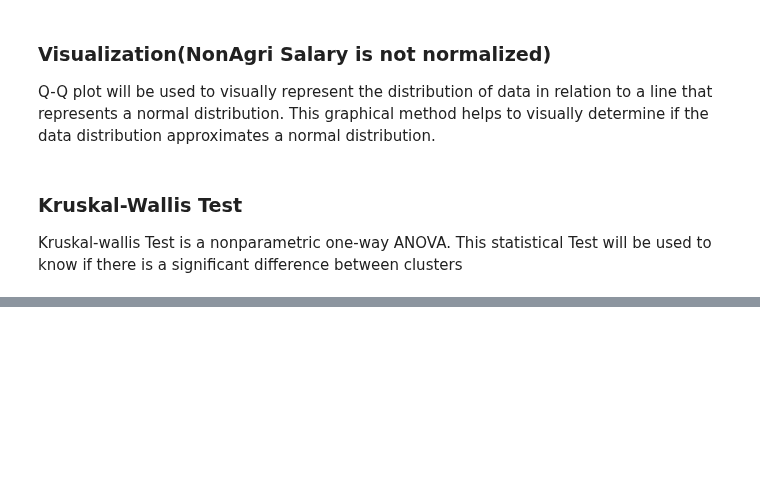
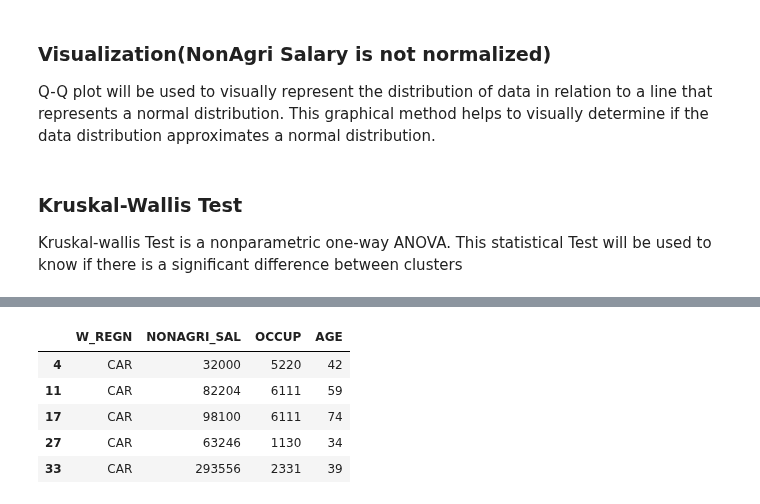
Before and after one commit to chiwasushuba/CSMODEL-Project, a Jupyter notebook: [Phase 2].ipynb, the cells around one changed output, grey strips where cells are left out. Saved outputs shown, nothing was run; the diff lists cells and outputs as text; code cells hidden in the pictures; blank space fills up the shorter version.

```diff
--- a/[Phase 2].ipynb
+++ b/[Phase 2].ipynb
@@ -1228,0 +1233,10 @@ Kruskal-wallis Test is a nonparametric one-way ANOVA. This statistical Test will
+# %%
+selected_df = selected_df[["W_REGN", "NONAGRI_SAL", "OCCUP", "AGE"]]
+selected_df.head()
+# %% [output]
+|  | W_REGN | NONAGRI_SAL | OCCUP | AGE |
+| 4 | CAR | 32000 | 5220 | 42 |
+| 11 | CAR | 82204 | 6111 | 59 |
+| 17 | CAR | 98100 | 6111 | 74 |
+| 27 | CAR | 63246 | 1130 | 34 |
+| 33 | CAR | 293556 | 2331 | 39 |
```
Also changed, not shown: parts of 2 cells of this notebook.
